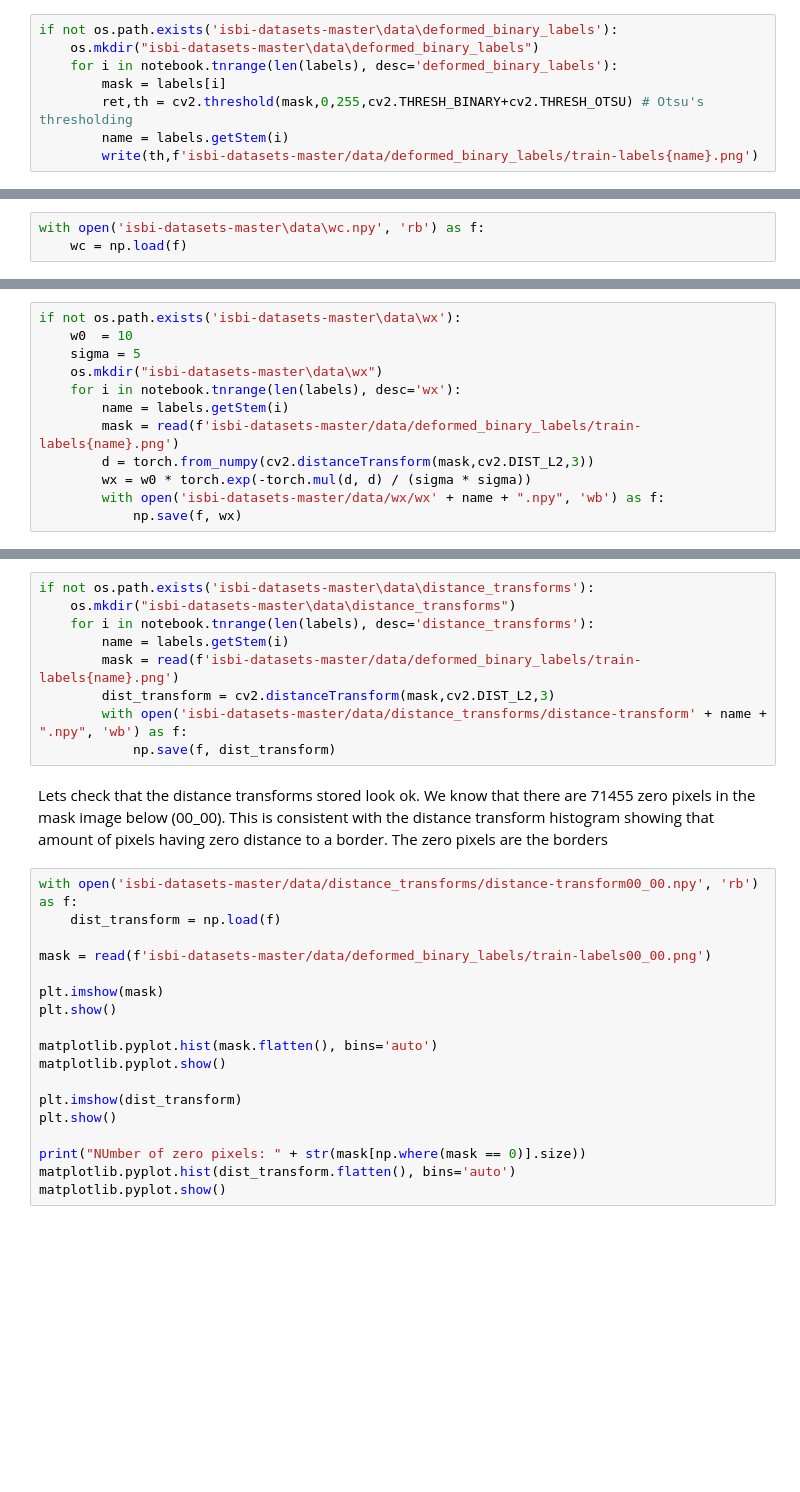
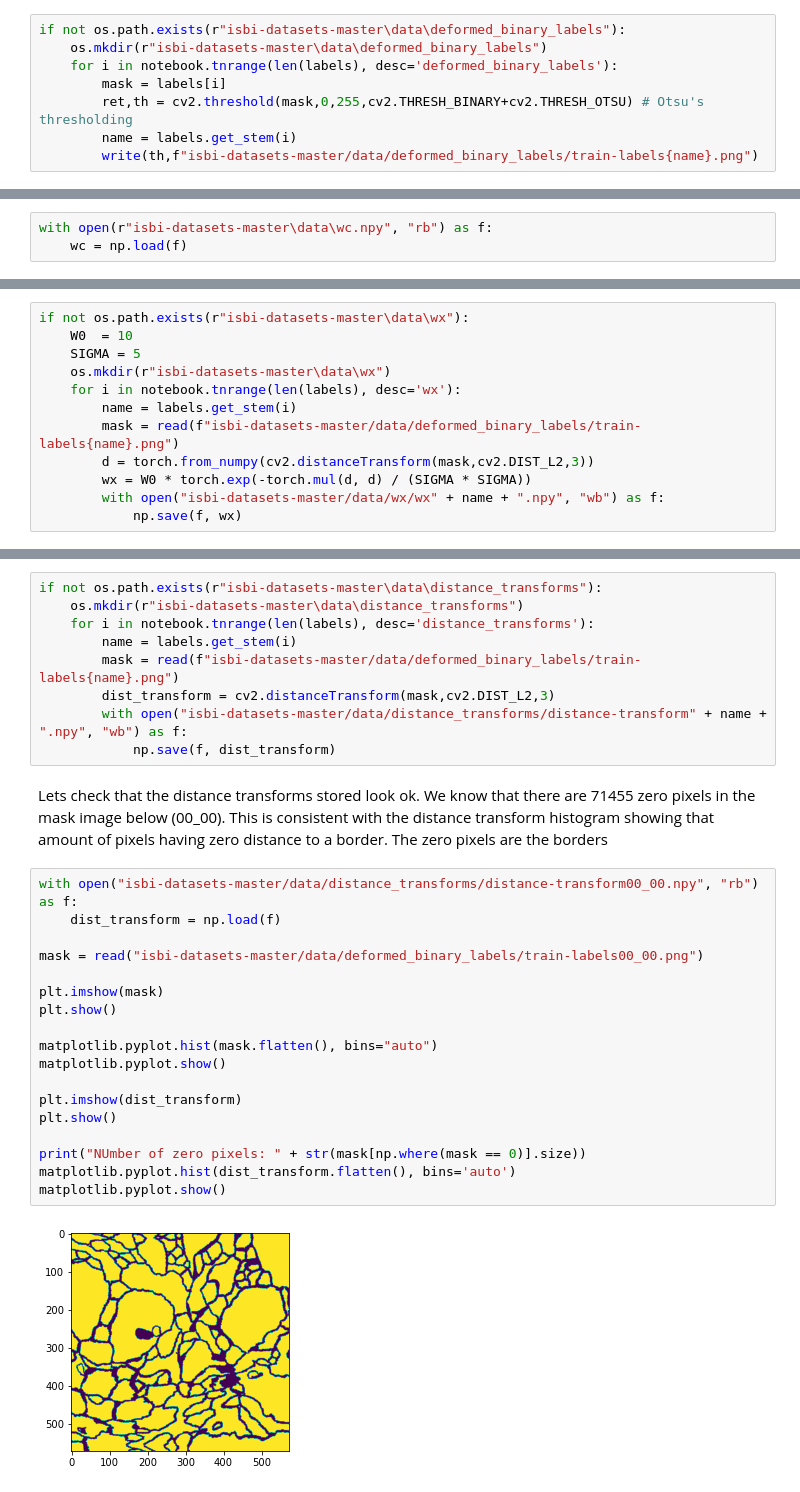
Before and after one commit to JanOPedersen/U-Net, a Jupyter notebook: Data preparation.ipynb, the cells around one changed output, grey strips where cells are left out. Cells and saved outputs as stored; diff of their text form; blank space fills up the shorter version.

```diff
--- a/Data preparation.ipynb
+++ b/Data preparation.ipynb
@@ -143,13 +137,13 @@ labels = DeformedLabels()
 # %% [markdown]
 Now that we have our data, we create a new folder for our binary images and convert from gray scale to binary using bimodal histogram thresholding.
 # %%
-if not os.path.exists('isbi-datasets-master\data\deformed_binary_labels'):
-    os.mkdir("isbi-datasets-master\data\deformed_binary_labels")
+if not os.path.exists(r"isbi-datasets-master\data\deformed_binary_labels"):
+    os.mkdir(r"isbi-datasets-master\data\deformed_binary_labels")
     for i in notebook.tnrange(len(labels), desc='deformed_binary_labels'):
         mask = labels[i]
         ret,th = cv2.threshold(mask,0,255,cv2.THRESH_BINARY+cv2.THRESH_OTSU) # Otsu's thresholding
-        name = labels.getStem(i)
-        write(th,f'isbi-datasets-master/data/deformed_binary_labels/train-labels{name}.png')
+        name = labels.get_stem(i)
+        write(th,f"isbi-datasets-master/data/deformed_binary_labels/train-labels{name}.png")
 # %% [markdown]
 Proof of concept of above method
 # %%
@@ -182,4 +178,4 @@ if os.path.exists('isbi-datasets-master\data\deformed_binary_labels') and not os
         np.save(f, wc)
 # %%
-with open('isbi-datasets-master\data\wc.npy', 'rb') as f:
+with open(r"isbi-datasets-master\data\wc.npy", "rb") as f:
     wc = np.load(f)
@@ -197,14 +191,14 @@ The computations of connected components is risky as there might be "holes" in t
 
 In order to simplify both the later calculations of the loss function and its debugging friendliness we simply precompute w(x) for each training image and save as a tensor
 # %%
-if not os.path.exists('isbi-datasets-master\data\wx'):
-    w0  = 10
-    sigma = 5
-    os.mkdir("isbi-datasets-master\data\wx")
+if not os.path.exists(r"isbi-datasets-master\data\wx"):
+    W0  = 10
+    SIGMA = 5
+    os.mkdir(r"isbi-datasets-master\data\wx")
     for i in notebook.tnrange(len(labels), desc='wx'):
-        name = labels.getStem(i)
-        mask = read(f'isbi-datasets-master/data/deformed_binary_labels/train-labels{name}.png')
+        name = labels.get_stem(i)
+        mask = read(f"isbi-datasets-master/data/deformed_binary_labels/train-labels{name}.png")
         d = torch.from_numpy(cv2.distanceTransform(mask,cv2.DIST_L2,3))
-        wx = w0 * torch.exp(-torch.mul(d, d) / (sigma * sigma))
-        with open('isbi-datasets-master/data/wx/wx' + name + ".npy", 'wb') as f:
+        wx = W0 * torch.exp(-torch.mul(d, d) / (SIGMA * SIGMA))
+        with open("isbi-datasets-master/data/wx/wx" + name + ".npy", "wb") as f:
             np.save(f, wx)
@@ -213,29 +205,31 @@ print(d.shape)
 # %%
-if not os.path.exists('isbi-datasets-master\data\distance_transforms'):
-    os.mkdir("isbi-datasets-master\data\distance_transforms")
+if not os.path.exists(r"isbi-datasets-master\data\distance_transforms"):
+    os.mkdir(r"isbi-datasets-master\data\distance_transforms")
     for i in notebook.tnrange(len(labels), desc='distance_transforms'):
-        name = labels.getStem(i)
-        mask = read(f'isbi-datasets-master/data/deformed_binary_labels/train-labels{name}.png')
+        name = labels.get_stem(i)
+        mask = read(f"isbi-datasets-master/data/deformed_binary_labels/train-labels{name}.png")
         dist_transform = cv2.distanceTransform(mask,cv2.DIST_L2,3)
-        with open('isbi-datasets-master/data/distance_transforms/distance-transform' + name + ".npy", 'wb') as f:
+        with open("isbi-datasets-master/data/distance_transforms/distance-transform" + name + ".npy", "wb") as f:
             np.save(f, dist_transform)
 # %% [markdown]
 Lets check that the distance transforms stored look ok. We know that there are 71455 zero pixels in the mask image below (00_00). This is consistent with the distance transform histogram showing that amount of pixels having zero distance to a border. The zero pixels are the borders
 # %%
-with open('isbi-datasets-master/data/distance_transforms/distance-transform00_00.npy', 'rb') as f:
+with open("isbi-datasets-master/data/distance_transforms/distance-transform00_00.npy", "rb") as f:
     dist_transform = np.load(f)
 
-mask = read(f'isbi-datasets-master/data/deformed_binary_labels/train-labels00_00.png')
+mask = read("isbi-datasets-master/data/deformed_binary_labels/train-labels00_00.png")
 
 plt.imshow(mask)
 plt.show()
 
-matplotlib.pyplot.hist(mask.flatten(), bins='auto')
+matplotlib.pyplot.hist(mask.flatten(), bins="auto")
 matplotlib.pyplot.show()
 
 plt.imshow(dist_transform)
 plt.show()
 
 print("NUmber of zero pixels: " + str(mask[np.where(mask == 0)].size))
 matplotlib.pyplot.hist(dist_transform.flatten(), bins='auto')
 matplotlib.pyplot.show()
+# %% [output]
+[figure, added]
```
Also changed, not shown: parts of 17 cells of this notebook.
